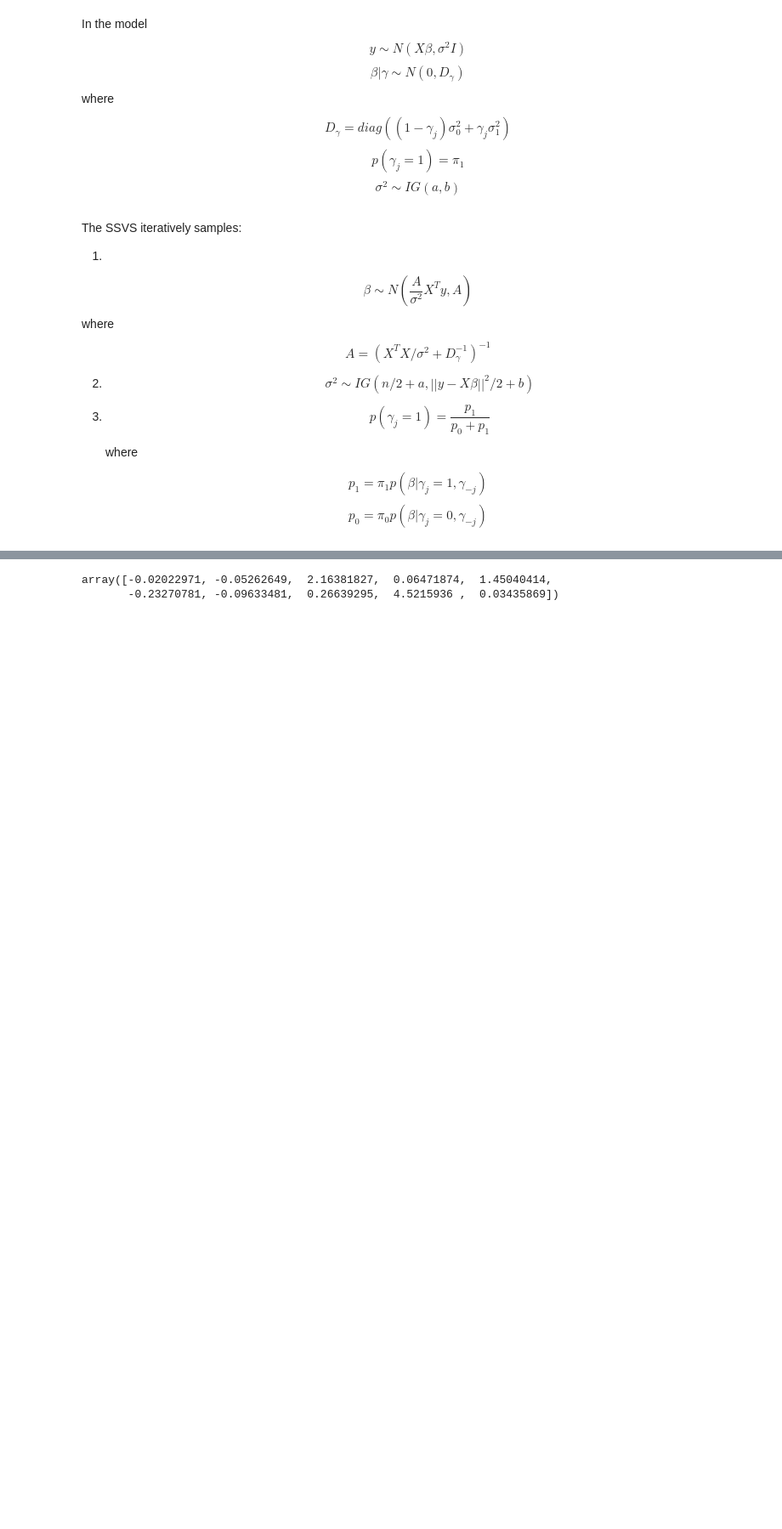
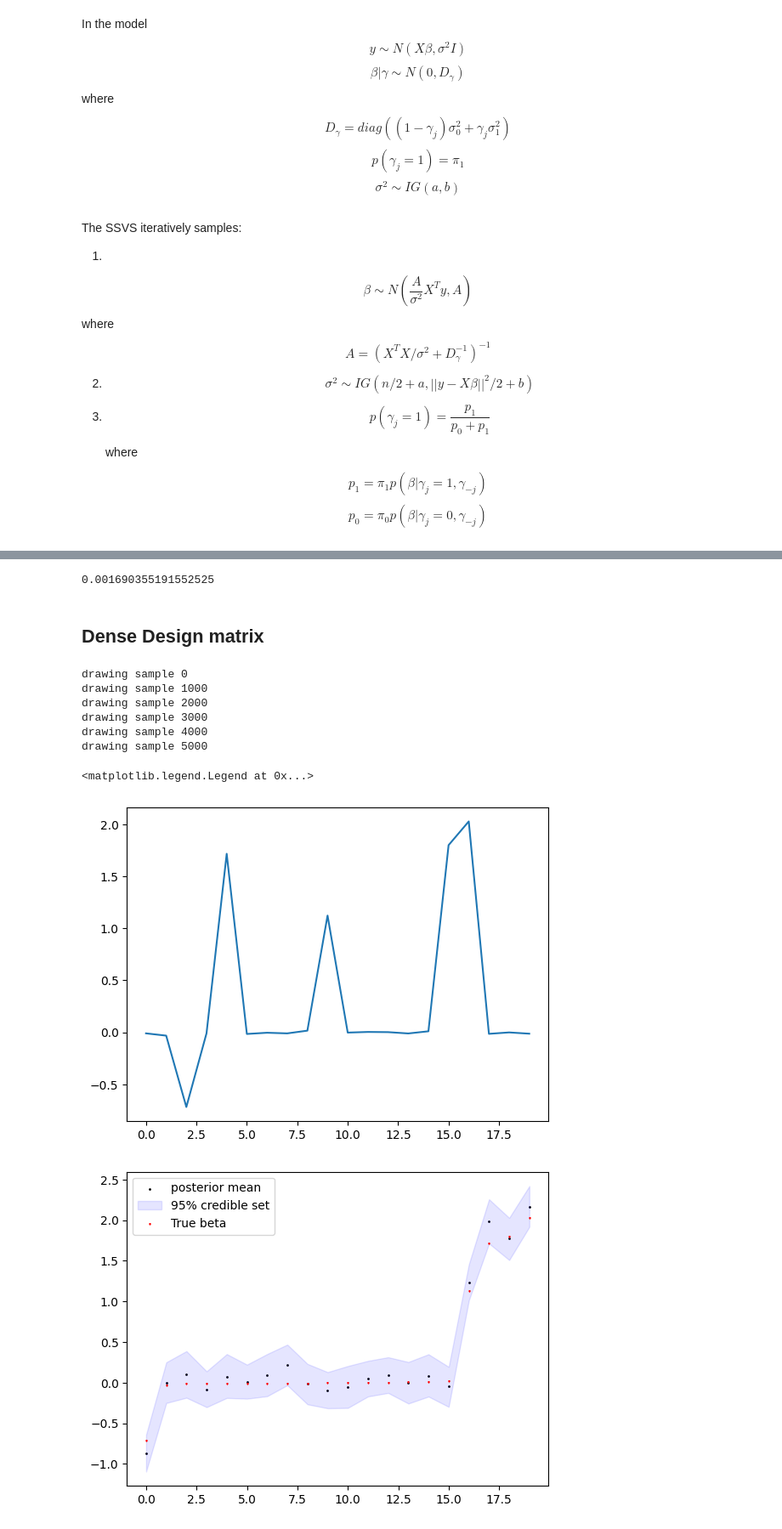
Before and after one commit to DongyueXie/misc, a Jupyter notebook: analysis/spike_slab_sampling.ipynb, the cells around one changed output, grey strips where cells are left out. Shown at 85% size. Drawn from its saved outputs; the diff is of its cells as text; code cells hidden in the pictures; blank space fills up the shorter version.

```diff
--- a/analysis/spike_slab_sampling.ipynb
+++ b/analysis/spike_slab_sampling.ipynb
@@ -26,6 +26,8 @@ from scipy.stats import invgamma
 from scipy.stats import multivariate_normal
 from scipy.stats import bernoulli
 import pandas as pd
+import matplotlib.pyplot as plt
+from scipy.stats import norm
 def ssvs(X,y,pi0,var0,var1,ig_a=0.01,ig_b=0.01,n_burnin=500,n_post=10000,printevery = 10):
     n,p = X.shape
     XtX = np.dot(X.T,X)
@@ -44,7 +46,7 @@ def ssvs(X,y,pi0,var0,var1,ig_a=0.01,ig_b=0.01,n_burnin=500,n_post=10000,printev
         d_inv = 1/(gamma*var1 + (1-gamma)*var0)
         A = np.linalg.inv(XtX/sigma2 + np.diag(d_inv))
         beta = np.random.multivariate_normal(np.squeeze(np.matmul(A/sigma2,Xty)),A)
-        sigma2 = invgamma.rvs(1,n/2+ig_a,sum((y-np.matmul(X,beta))**2)/2+ig_b)
+        sigma2 = invgamma.rvs(a=n/2+ig_a,scale=sum((y-np.matmul(X,beta))**2)/2+ig_b)
         for j in range(p):
             d1 = (gamma*var1 + (1-gamma)*var0)
             d1[j] = var1
@@ -59,0 +66,4 @@ def ssvs(X,y,pi0,var0,var1,ig_a=0.01,ig_b=0.01,n_burnin=500,n_post=10000,printev
+# %%
+multivariate_normal.pdf(x=[0.001, 0.5, 0.999],mean=[1,2,3],cov=np.ones(3))
+# %% [output]
+0.001690355191552525
@@ -74,5 +120,44 @@ def gen_data(n,p,pi0,var0,var1,sigma2,XI = True):
-# %%
-datax = gen_data(100,10,0.5,0.01,5,1,XI=False)
-# %% [output]
-array([-0.02022971, -0.05262649,  2.16381827,  0.06471874,  1.45040414,
-       -0.23270781, -0.09633481,  0.26639295,  4.5215936 ,  0.03435869])
+# %% [markdown]
+## Dense Design matrix
+# %%
+n = 100
+p = 20
+pi0 = 0.8
+var0 = 1e-4
+var1 = 4
+sigma2 = 1
+datax = gen_data(n,p,pi0,var0,var1,sigma2,XI=False)
+plt.plot(datax['beta'])
+
+fit = ssvs(datax['X'],datax['y'],pi0,var1,var1,
+ig_a=0.01,ig_b=0.01,n_burnin=1000,
+n_post=5000,
+printevery = 1000)
+
+upper_ci = np.apply_along_axis(np.quantile,0,fit['beta'],q=0.975)
+lower_ci = np.apply_along_axis(np.quantile,0,fit['beta'],q=0.025)
+pm = np.apply_along_axis(np.mean,0,fit['beta'])
+res = pd.DataFrame({'true_beta':np.squeeze(datax['beta']),
+'ols': np.squeeze(np.matmul(np.linalg.inv(np.matmul(datax['X'].T,datax['X'])),np.matmul(datax['X'].T,datax['y']))),
+'posterior_mean':pm,
+'lower':lower_ci,
+'upper':upper_ci})
+res
+
+idx = [i for i in range(p)]
+order_idx = np.argsort(datax['beta'])
+fig, ax = plt.subplots()
+ax.scatter(idx,pm[order_idx],s=1,color='black')
+ax.fill_between(idx,(lower_ci)[order_idx], (upper_ci)[order_idx], color='b', alpha=.1)
+ax.scatter(idx,datax['beta'][order_idx],s=0.8,color='red',marker='v')
+ax.legend(['posterior mean','95% credible set','True beta'])
+# %% [output]
+drawing sample 0
+drawing sample 1000
+drawing sample 2000
+drawing sample 3000
+drawing sample 4000
+drawing sample 5000
+<matplotlib.legend.Legend at 0x...>
+[figure, added]
+[figure, added]
```
Also changed, not shown: parts of 18 cells of this notebook.
